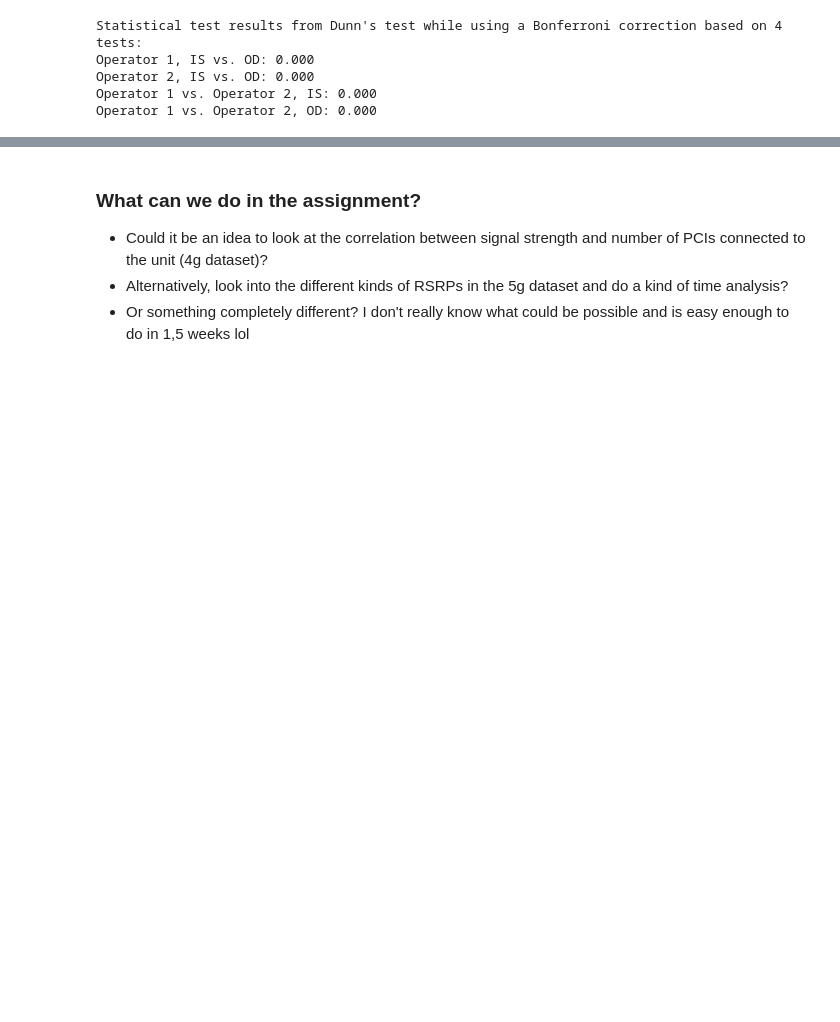
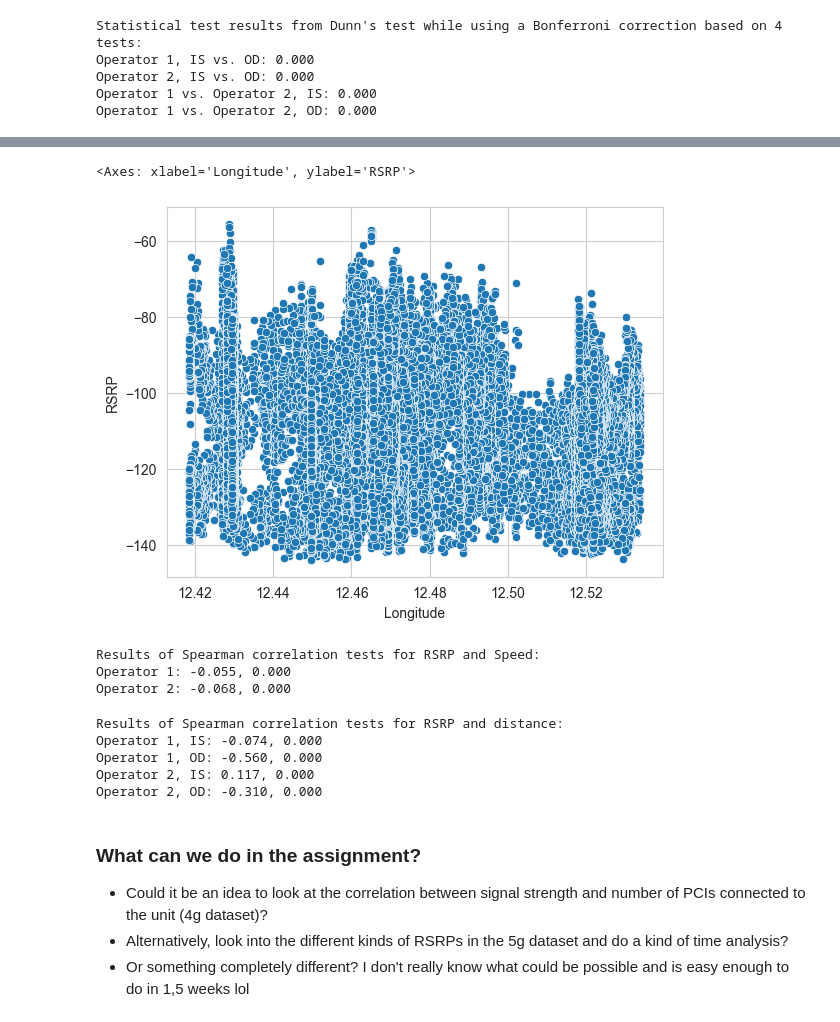
Before and after one commit to ihneskarbovik/IN5060-assignment2, a Jupyter notebook: analysis.ipynb, the cells around one changed output, grey strips where cells are left out. Cells and saved outputs as stored; diff of their text form; code cells hidden in the pictures; blank space fills up the shorter version.

Commit message:
Look at correlations

```diff
--- a/analysis.ipynb
+++ b/analysis.ipynb
@@ -120,3 +128,38 @@ Operator 1 vs. Operator 2, OD: 0.000
+# %%
+# sns.scatterplot(x=op1_od['Speed'], y=op1_od['RSRP'])
+# sns.scatterplot(x=op1_od['distance'], y=op1_od['RSRP'])
+# sns.scatterplot(x=op1_od['Latitude'], y=op1_od['RSRP'])
+sns.scatterplot(x=op1_od['Longitude'], y=op1_od['RSRP'])
+# %% [output]
+<Axes: xlabel='Longitude', ylabel='RSRP'>
+[figure, added]
+# %%
+res_op1_speed = spearmanr(op1_od['RSRP'], op1_od['Speed'])
+res_op2_speed = spearmanr(op2_od['RSRP'], op2_od['Speed'])
+print(f'Results of Spearman correlation tests for RSRP and Speed:\n'
+      f'Operator 1: {res_op1_speed.statistic:.3f}, {res_op1_speed.pvalue:.3f}\n'
+      f'Operator 2: {res_op2_speed.statistic:.3f}, {res_op2_speed.pvalue:.3f}')
+# %% [output]
+Results of Spearman correlation tests for RSRP and Speed:
+Operator 1: -0.055, 0.000
+Operator 2: -0.068, 0.000
+# %%
+res_dis_op1_is = spearmanr(op1_is['RSRP'], op1_is['distance'])
+res_dis_op1_od = spearmanr(op1_od['RSRP'], op1_od['distance'])
+res_dis_op2_is = spearmanr(op2_is['RSRP'], op2_is['distance'])
+res_dis_op2_od = spearmanr(op2_od['RSRP'], op2_od['distance'])
+
+print(f'Results of Spearman correlation tests for RSRP and distance:\n'
+      f'Operator 1, IS: {res_dis_op1_is.statistic:.3f}, {res_dis_op1_is.pvalue:.3f}\n'
+      f'Operator 1, OD: {res_dis_op1_od.statistic:.3f}, {res_dis_op1_od.pvalue:.3f}\n'
+      f'Operator 2, IS: {res_dis_op2_is.statistic:.3f}, {res_dis_op2_is.pvalue:.3f}\n'
+      f'Operator 2, OD: {res_dis_op2_od.statistic:.3f}, {res_dis_op2_od.pvalue:.3f}\n')
+# %% [output]
+Results of Spearman correlation tests for RSRP and distance:
+Operator 1, IS: -0.074, 0.000
+Operator 1, OD: -0.560, 0.000
+Operator 2, IS: 0.117, 0.000
+Operator 2, OD: -0.310, 0.000
 # %% [markdown]
 ### What can we do in the assignment?
 
```
Also changed, not shown: parts of 5 cells of this notebook.
